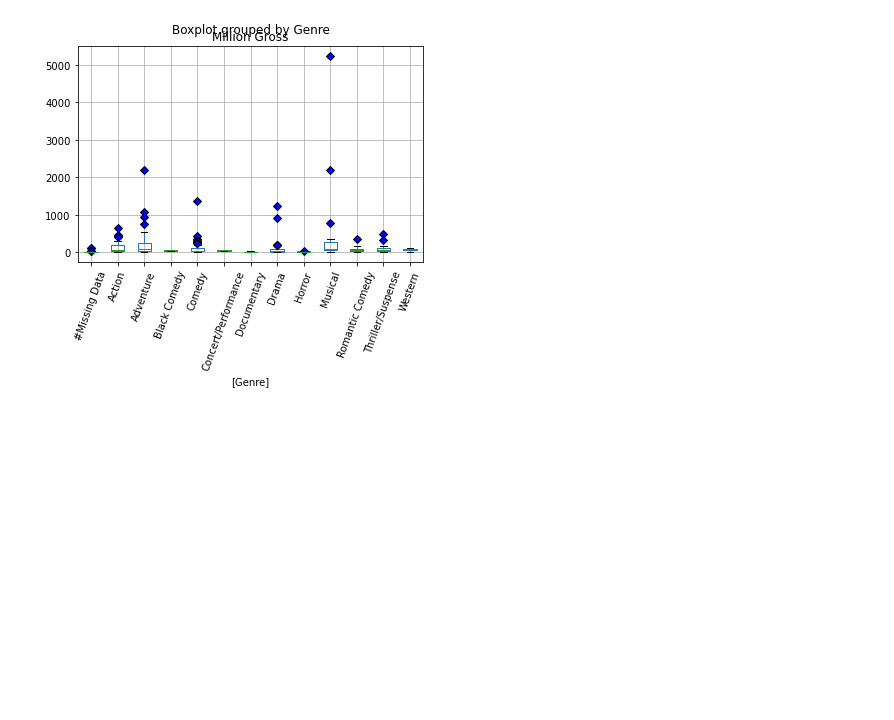
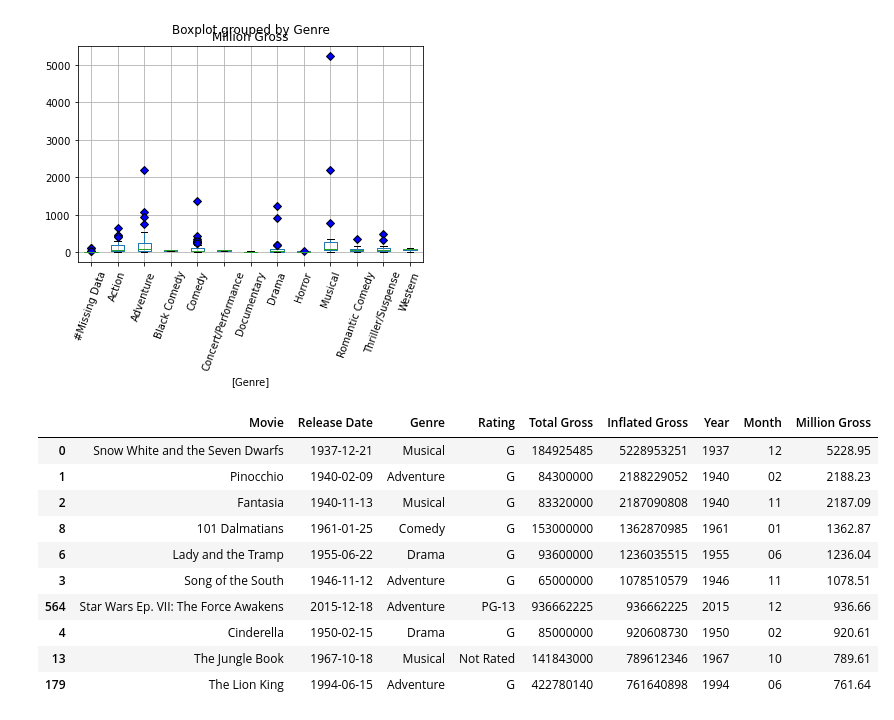
Before and after one commit to Gujaratigirl/butler-groupB-project1, a Jupyter notebook: Disney.ipynb, the cells around one changed output. Cells and saved outputs as stored; diff of their text form; code cells hidden in the pictures; blank space fills up the shorter version.

```diff
--- a/Disney.ipynb
+++ b/Disney.ipynb
@@ -708,3 +707,19 @@ plt.xticks(rotation=70)
   Text(12, 0, 'Thriller/Suspense'),
   Text(13, 0, 'Western')])
 [figure]
+# %%
+# Make new DataFrame showing Top 10 grossing movies
+top_movies = disney_df.sort_values('Million Gross', ascending=False)
+top_movies.head(10)
+# %% [output]
+|  | Movie | Release Date | Genre | Rating | Total Gross | Inflated Gross | Year | Month | Million Gross |
+| 0 | Snow White and the Seven Dwarfs | 1937-12-21 | Musical | G | 184925485 | 5228953251 | 1937 | 12 | 5228.95 |
+| 1 | Pinocchio | 1940-02-09 | Adventure | G | 84300000 | 2188229052 | 1940 | 02 | 2188.23 |
+| 2 | Fantasia | 1940-11-13 | Musical | G | 83320000 | 2187090808 | 1940 | 11 | 2187.09 |
+| 8 | 101 Dalmatians | 1961-01-25 | Comedy | G | 153000000 | 1362870985 | 1961 | 01 | 1362.87 |
+| 6 | Lady and the Tramp | 1955-06-22 | Drama | G | 93600000 | 1236035515 | 1955 | 06 | 1236.04 |
+| 3 | Song of the South | 1946-11-12 | Adventure | G | 65000000 | 1078510579 | 1946 | 11 | 1078.51 |
+| 564 | Star Wars Ep. VII: The Force Awakens | 2015-12-18 | Adventure | PG-13 | 936662225 | 936662225 | 2015 | 12 | 936.66 |
+| 4 | Cinderella | 1950-02-15 | Drama | G | 85000000 | 920608730 | 1950 | 02 | 920.61 |
+| 13 | The Jungle Book | 1967-10-18 | Musical | Not Rated | 141843000 | 789612346 | 1967 | 10 | 789.61 |
+| 179 | The Lion King | 1994-06-15 | Adventure | G | 422780140 | 761640898 | 1994 | 06 | 761.64 |
```
Also changed, not shown: parts of 3 cells of this notebook.
